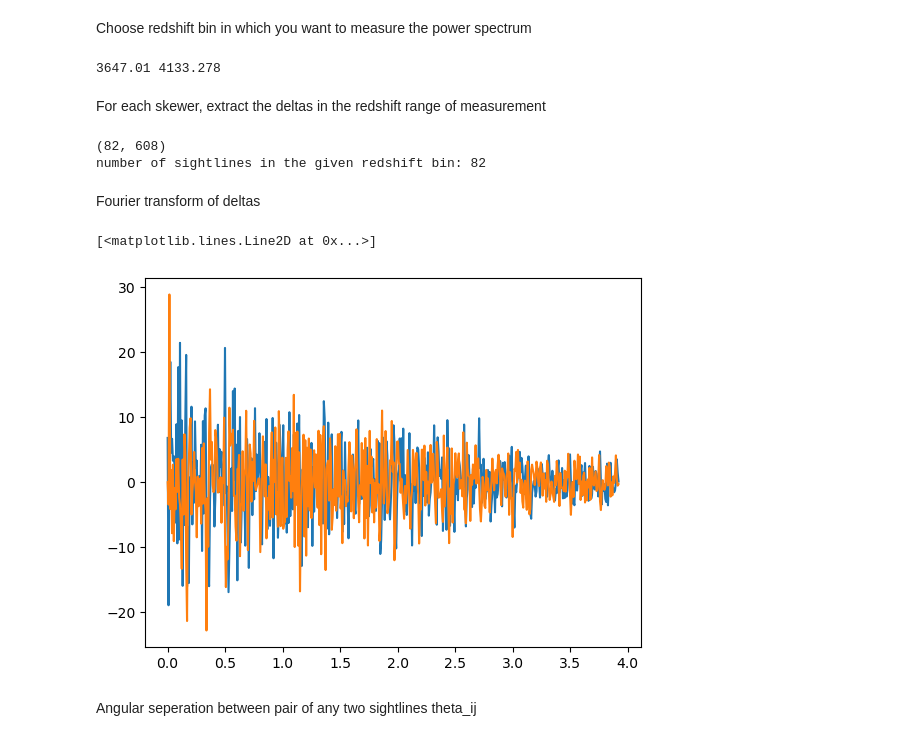
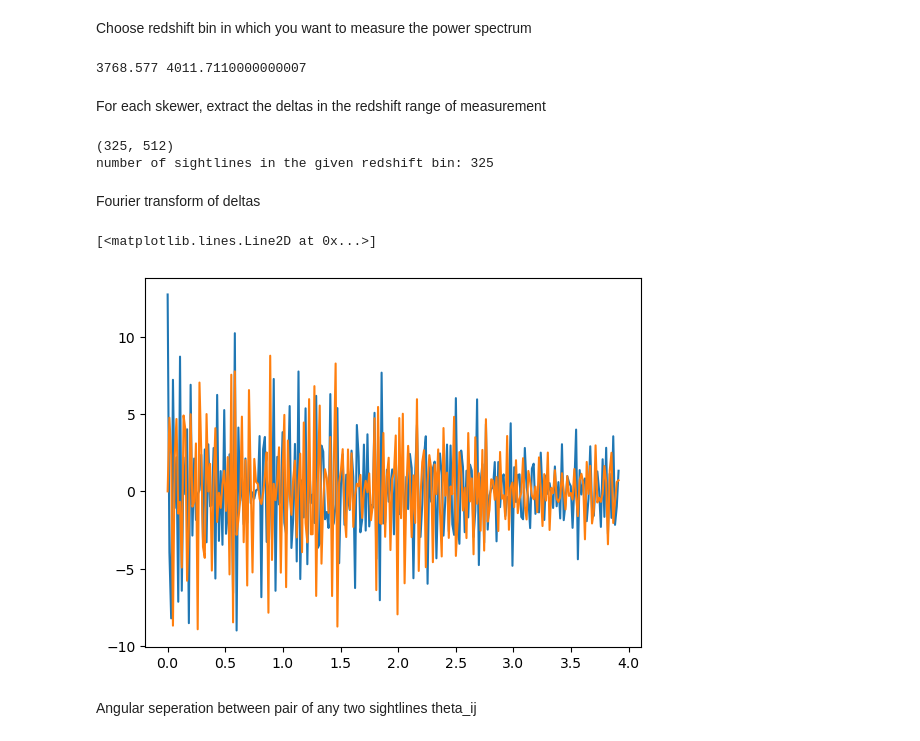
Before and after one commit to sindhusatyavolu/fourier_playground, a Jupyter notebook: fft_px/px_ML24.ipynb, the cells around one changed output. Cells and saved outputs as stored; diff of their text form; code cells hidden in the pictures.

```diff
--- a/fft_px/px_ML24.ipynb
+++ b/fft_px/px_ML24.ipynb
@@ -16,7 +16,7 @@ num_of_skewers = len(file)-1
 Choose redshift bin in which you want to measure the power spectrum
 # %%
 z_bin = 2.2
-dz = 0.4
+dz = 0.2
 z_start = z_bin - dz/2
 z_end = z_bin + dz/2
 lam_lya = 1215.67 #Angstrom
@@ -26,10 +26,18 @@ print(lamobs_start,lamobs_end)
 pw_A  = 0.8
 lamarray = np.arange(lamobs_start,lamobs_end,pw_A)
 # %% [output]
-3647.01 4133.278
+3768.577 4011.7110000000007
 # %% [markdown]
 For each skewer, extract the deltas in the redshift range of measurement
 # %%
+N_FFT  = 512
+k_arr = np.fft.fftfreq(N_FFT)*2*np.pi/pw_A
+
+lam_fft_ini = (lamobs_start+lamobs_end)/2 - pw_A*N_FFT/2
+lam_fft_end = (lamobs_start+lamobs_end)/2 + pw_A*N_FFT/2
+fft_array = np.linspace(lam_fft_ini,lam_fft_end,N_FFT)
+
+
 extracted_deltas = []
 extracted_lamobs = []
 extracted_coords = []
@@ -41,8 +49,28 @@ for i in range(int(num_of_skewers)):
     if np.any(lam_obs <= lamobs_start) and np.any(lam_obs >= lamobs_end):
         # Extract only the valid range
         filtered_deltas = delta_data[(lam_obs >= lamobs_start) & (lam_obs <= lamobs_end)]
-        extracted_deltas.append(filtered_deltas)
+
         filtered_lamobs = lam_obs[(lam_obs >= lamobs_start) & (lam_obs <= lamobs_end)]
+
+        start_index = np.argmin(np.abs((filtered_lamobs[0]-fft_array)))
+        end_index =  np.argmin(np.abs((filtered_lamobs[-1]-fft_array)))
+
+        # Check for length mismatch
+        expected_length = end_index - start_index + 1
+        if expected_length != len(filtered_deltas):
+            print(f"Warning: Mismatch detected! Expected {expected_length}, got {len(filtered_deltas)}")
+            # Possible fix: truncate or pad filtered_deltas
+            min_length = min(expected_length, len(filtered_deltas))
+            filtered_deltas = filtered_deltas[:min_length]
+
+        #print(filtered_lamobs[0],lamarray[start_index])
+        # Create a zero array of the same length as fft_array
+        padded_deltas = np.zeros(N_FFT)
+        #print(len(filtered_deltas),start_index-end_index)
+        padded_deltas[start_index:end_index+1] = filtered_deltas  # Insert filtered deltas at the correct position
+
+        extracted_deltas.append(padded_deltas)
+
         extracted_lamobs.append(filtered_lamobs)
         RA = file[ihdu].header['RA']
         DEC = file[ihdu].header['DEC']
@@ -60,27 +88,25 @@ print(np.shape(extracted_deltas))
 print('number of sightlines in the given redshift bin:',len(extracted_deltas[:,0]))
 N_skewers = len(extracted_deltas[:,0])
 # %% [output]
-(82, 608)
-number of sightlines in the given redshift bin: 82
+(325, 512)
+number of sightlines in the given redshift bin: 325
 # %% [markdown]
 Fourier transform of deltas
 # %%
-N_FFT  = 1024
-k_arr = np.fft.fftfreq(N_FFT)*2*np.pi/pw_A
 #print(k_arr[:N_FFT//2])
 #print(len(extracted_deltas[0,:]))
-delta_ft = np.zeros((len(extracted_deltas[:,0]),len(extracted_deltas[0,:])))
+#delta_ft = np.zeros((len(extracted_deltas[:,0]),len(extracted_deltas[0,:])))
 pad_ft  = np.zeros((len(extracted_deltas[:,0]),N_FFT),dtype=np.complex64)
-padded_deltas = np.pad(extracted_deltas, pad_width=((0, 0), (0, N_FFT - len(extracted_deltas[0,:]))), mode='constant')
+#padded_deltas = np.pad(extracted_deltas, pad_width=((0, 0), (0, N_FFT - len(extracted_deltas[0,:]))), mode='constant')
 
 for l in range(len(extracted_deltas[:,0])):
-    pad_ft[l,:] = np.fft.fft(padded_deltas[l,:])
+    pad_ft[l,:] = np.fft.fft(extracted_deltas[l,:])
 
 plt.plot(k_arr[:N_FFT//2],pad_ft.real[0,:N_FFT//2])
 plt.plot(k_arr[:N_FFT//2],pad_ft.imag[0,:N_FFT//2])
 # %% [output]
 [<matplotlib.lines.Line2D at 0x...>]
-[figure, old version]
+[figure, new version]
 # %% [markdown]
 Angular seperation between pair of any two sightlines theta_ij
 # %%
```
Also changed, not shown: parts of 9 cells of this notebook, 27 other files.
